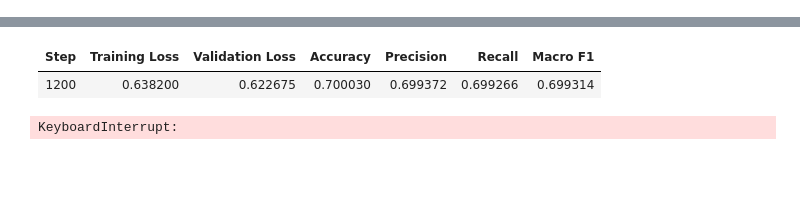
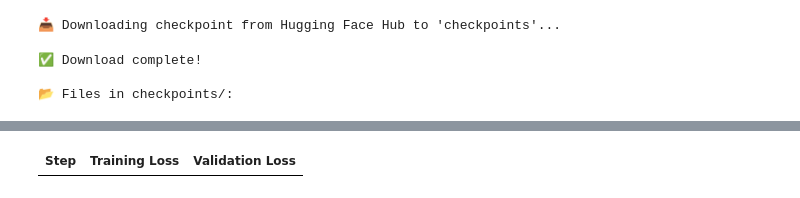
Before and after one commit to dzungphieuluuky/SemEval-TaskA, a Jupyter notebook: baselines/Kaggle_starters/Task-A-improve.ipynb, the cells around one changed output, grey strips where cells are left out. Drawn from its saved outputs; the diff is of its cells as text; code cells hidden in the pictures; blank space fills up the shorter version.

Commit message:
training with cross entropy, freeze base, checkpoint 2400 is worse than checkpoint 1000

```diff
--- a/baselines/Kaggle_starters/Task-A-improve.ipynb
+++ b/baselines/Kaggle_starters/Task-A-improve.ipynb
@@ -97,3 +106,15 @@ False
+# %%
+!rm -rf ckpt
+download_from_hf(
+    repo_id="dzungpham/SLA-SemEval-challenge",
+    local_dir="checkpoints",
+    allow_patterns=["checkpoint-1000*"],
+)
+# %% [output]
+📥 Downloading checkpoint from Hugging Face Hub to 'checkpoints'...
+✅ Download complete!
+
+📂 Files in checkpoints/:
 # %%
 # ============================================================================
 # 1. DATA LAYER: Load and preprocess datasets
@@ -500,6 +521,7 @@ def train_pipeline(cfg: TrainConfig) -> Tuple[Trainer, nn.Module, "PreTrainedTok
         gradient_checkpointing=True,
         dataloader_pin_memory=torch.cuda.is_available(),
         seed=cfg.seed,
+        fp16=True, # Added fp16=True to enable mixed precision training and properly initialize the scaler.
     )
 
     data_collator = DataCollatorWithPadding(tokenizer)
@@ -539,9 +561,9 @@ def train_pipeline(cfg: TrainConfig) -> Tuple[Trainer, nn.Module, "PreTrainedTok
 if __name__ == "__main__":
     cfg = TrainConfig(
         model_name="microsoft/codebert-base",
-        output_dir="./taskA-codebert-base",
+        output_dir="./output_checkpoints/codebert-base-cross-entropy",
         num_epochs=3,
-        batch_size=32,
+        batch_size=64,
         learning_rate=2e-5,
         max_length=512,
         use_wandb=True,
@@ -552,7 +574,7 @@ if __name__ == "__main__":
         r_drop_alpha=4.0,
         infonce_temperature=0.07,
         infonce_weight=0.5,
-        resume_from_checkpoint="./taskA-codebert-base/checkpoint-1000"
+        resume_from_checkpoint="./output_checkpoints/codebert-base-cross-entropy/checkpoint-2400"
     )
     trainer, model, tokenizer = train_pipeline(cfg)
 # %% [output]
@@ -577,6 +599,4 @@ Warning: The following arguments do not match the ones in the `trainer_state.jso
-| Step | Training Loss | Validation Loss | Accuracy | Precision | Recall | Macro F1 |
-| 1200 | 0.638200 | 0.622675 | 0.700030 | 0.699372 | 0.699266 | 0.699314 |
+| Step | Training Loss | Validation Loss |
-KeyboardInterrupt:
 # %%
 import os
 import logging
```
Also changed, not shown: parts of 6 cells of this notebook.
